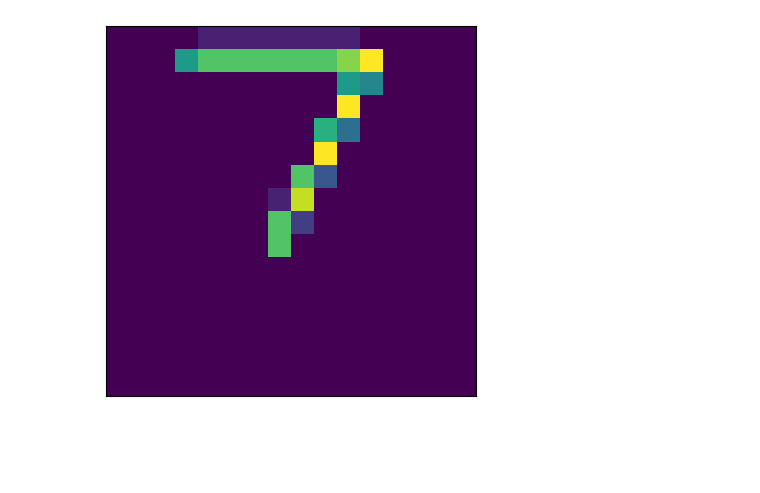
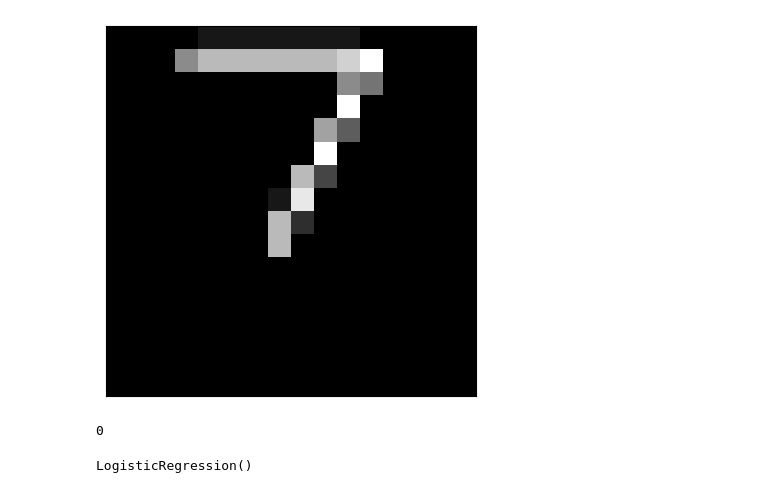
Before and after one commit to Jonas-11-1/Handschrift-KI, a Jupyter notebook: main scripts/main_ai.ipynb, the cells around one changed output. Saved outputs shown, nothing was run; the diff lists cells and outputs as text; code cells hidden in the pictures; blank space fills up the shorter version.

```diff
--- a/main scripts/main_ai.ipynb
+++ b/main scripts/main_ai.ipynb
@@ -10,16 +13,7 @@ import os
 
 file_path = "data/dataset.csv"
 
-dataset_array = np.loadtxt(file_path, delimiter=",", ndmin=2)
+dataset_array = np.loadtxt(file_path, delimiter=",", ndmin=2)   #csv in array umwandeln
 
-dataset = []
-
-if dataset_array.size > 0:
-    for row in dataset_array:
-        features = row[:-1]
-        label = int(row[-1])
-
-        dataset.append({
-            "features": features,
-            "label": label
-        })
+f_train = dataset_array[:, :-1]                 #features in separatem array speichern
+l_train = dataset_array[:, -1].astype(int)      #labels in separatem array speichern
@@ -49,10 +20,20 @@ print(dataset)
 # %%
+#Funktion um Daten zu plotten
+
 def plotImage(pixelmap, ax = None):
     if not ax:
-        ax = plt.gca()
-    ax.set_yticks([]);ax.set_xticks([])
-    ax.imshow(np.reshape(pixelmap, (16,16)))
+        ax = plt.gca()                                       #holt aktuellen Plotbereich
+    ax.set_yticks([]);ax.set_xticks([])                      #entfernt Achsenbeschriftung
+    ax.imshow(np.reshape(pixelmap, (16,16)), cmap="grey")    #Zeigt Bild an und reshaped die Daten in 16x16 Felder
 # %%
-plotImage(dataset[0]["features"])
+plotImage(f_train[0])
 # %% [output]
-[figure, old version]
+[figure, new version]
+# %%
+print(l_train[0])
+# %% [output]
+0
+# %%
+lg.fit(f_train, l_train)
+# %% [output]
+LogisticRegression()
```
Also changed, not shown: parts of 3 cells of this notebook.
